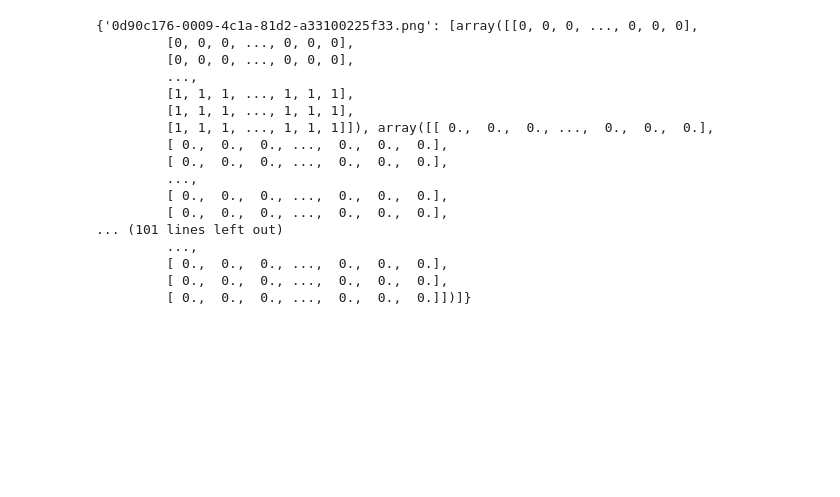
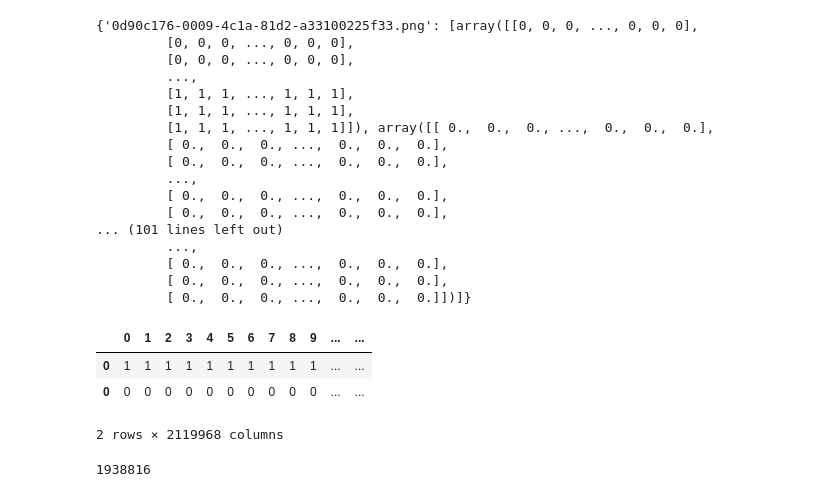
Before and after one commit to michaelwang1994/Main, a Jupyter notebook: NN/reader.ipynb, the cells around one changed output. Saved outputs shown, nothing was run; the diff lists cells and outputs as text; code cells hidden in the pictures; blank space fills up the shorter version.

```diff
--- a/NN/reader.ipynb
+++ b/NN/reader.ipynb
@@ -99,0 +96,14 @@ import cv2
+# %%
+a = pd.DataFrame(img_dict['e1d7d9b3-ade8-40fb-b6ec-a2ee00091f9d.png'][0].flatten()).T
+b = pd.DataFrame(img_dict['0d90c176-0009-4c1a-81d2-a33100225f33.png'][1].flatten()).T
+# %%
+a.append(b)
+# %% [output]
+|  | 0 | 1 | 2 | 3 | 4 | 5 | 6 | 7 | 8 | 9 | ... | ... |
+| 0 | 1 | 1 | 1 | 1 | 1 | 1 | 1 | 1 | 1 | 1 | ... | ... |
+| 0 | 0 | 0 | 0 | 0 | 0 | 0 | 0 | 0 | 0 | 0 | ... | ... |
+2 rows × 2119968 columns
+# %%
+len(a.columns)
+# %% [output]
+1938816
```
Also changed, not shown: parts of 5 cells of this notebook.
